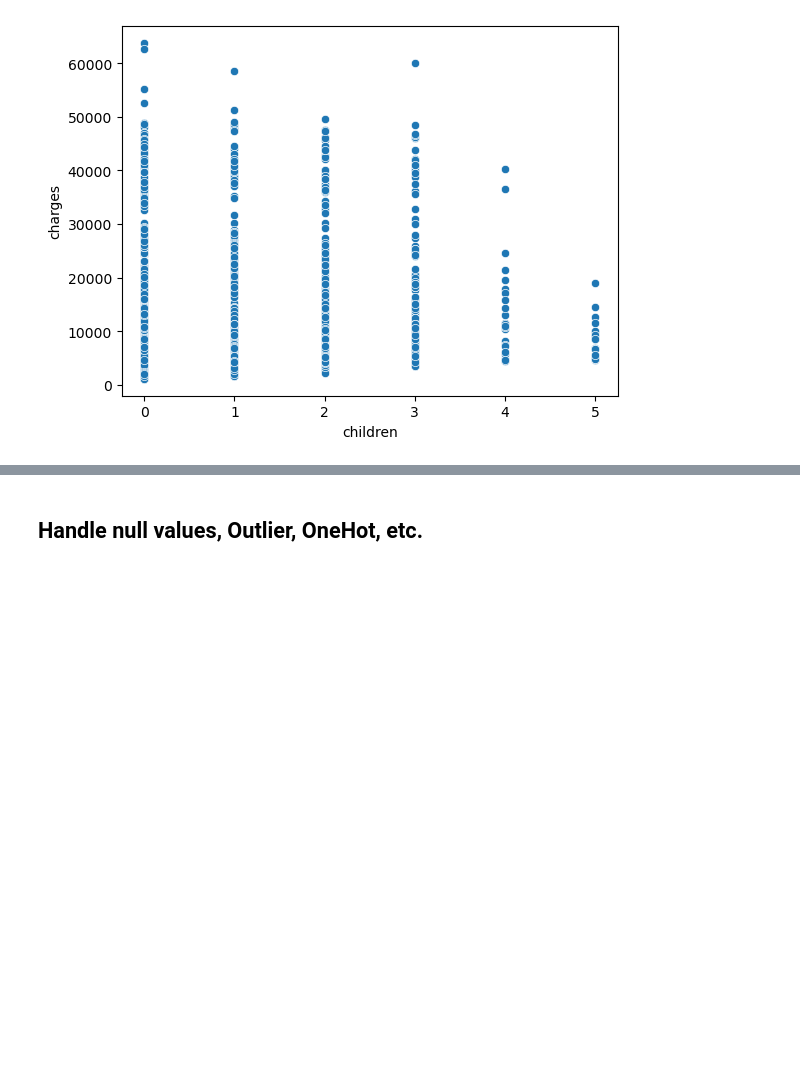
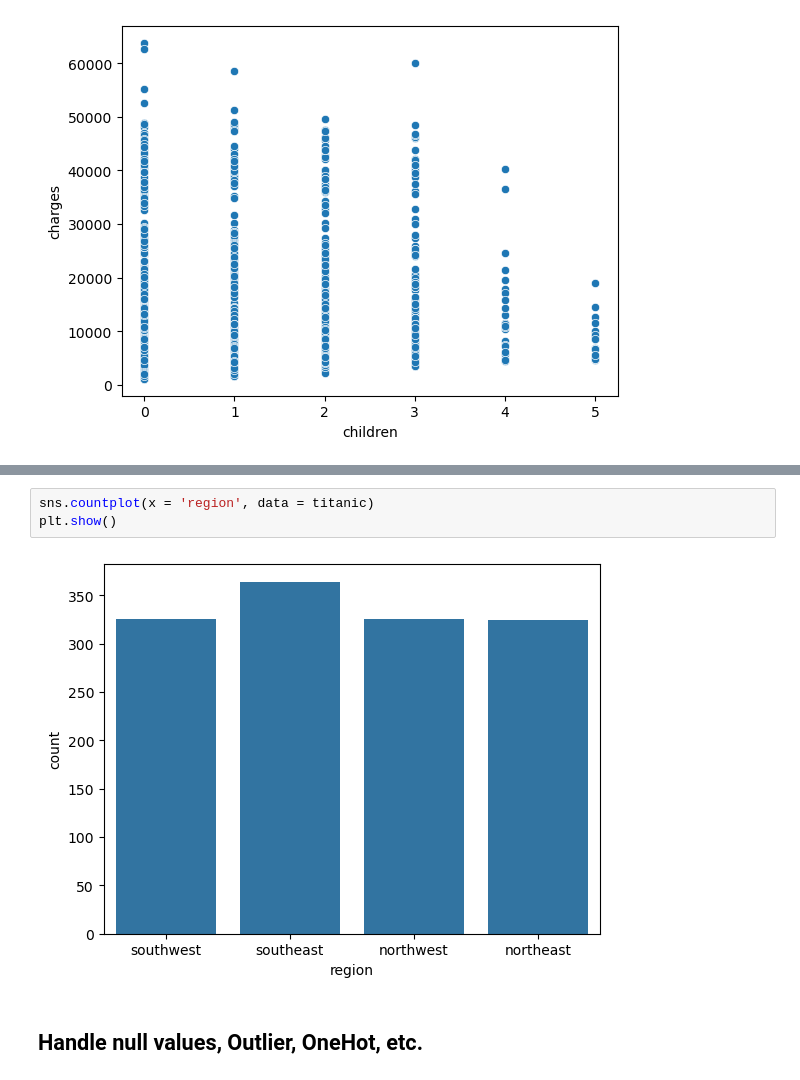
Before and after one commit to noo-nine/Gradious, a Jupyter notebook: Regression_Kaggle_Problem.ipynb, the cells around one changed output, grey strips where cells are left out. Cells and saved outputs as stored; diff of their text form; blank space fills up the shorter version.

```diff
--- a/Regression_Kaggle_Problem.ipynb
+++ b/Regression_Kaggle_Problem.ipynb
@@ -136,2 +152,7 @@ plt.show()
+# %%
+sns.countplot(x = 'region', data = titanic)
+plt.show()
+# %% [output]
+[figure, added]
 # %% [markdown]
 ## Handle null values, Outlier, OneHot, etc.
```
Also changed, not shown: parts of 30 cells of this notebook.
